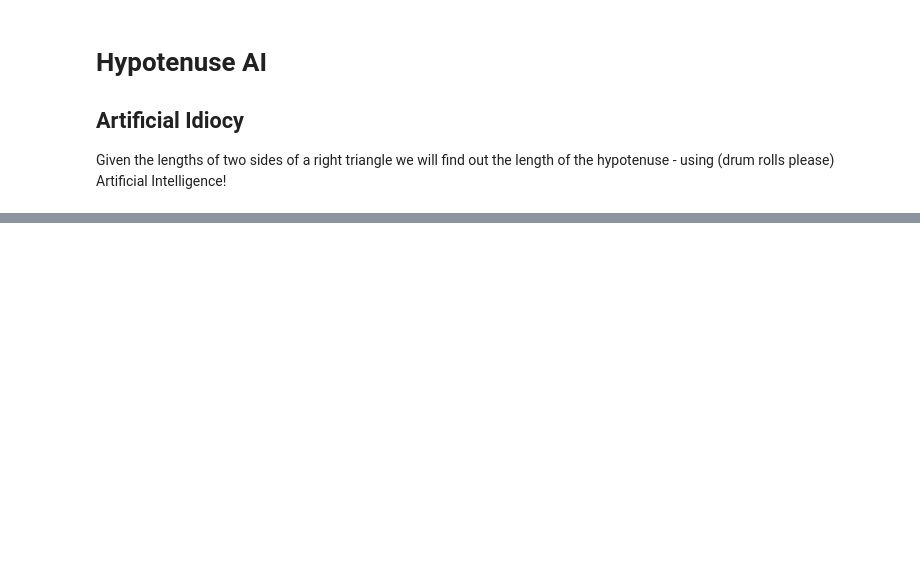
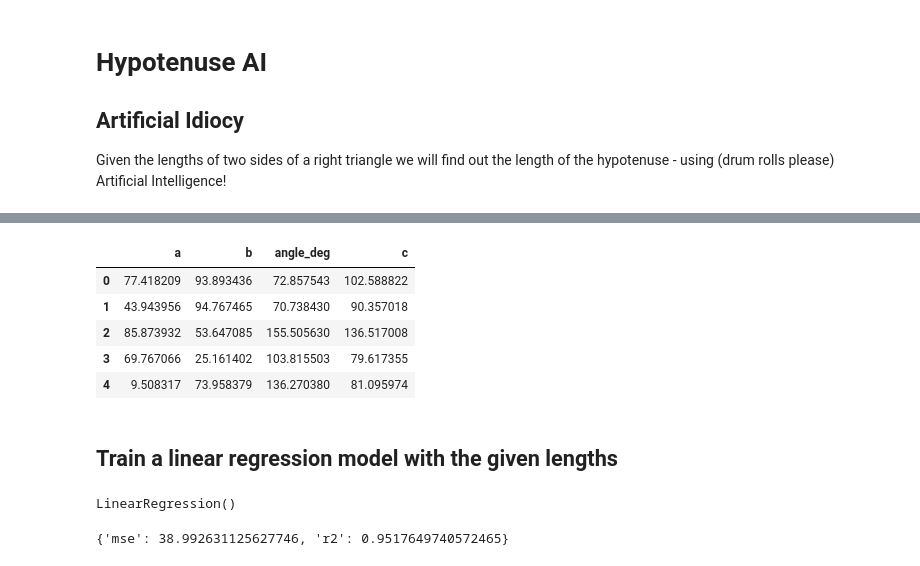
Before and after one commit to KaraMelih/HypotAI, a Jupyter notebook: notebooks/HypotenusProject.ipynb, the cells around one changed output, grey strips where cells are left out. Cells and saved outputs as stored; diff of their text form; code cells hidden in the pictures; blank space fills up the shorter version.

```diff
--- a/notebooks/HypotenusProject.ipynb
+++ b/notebooks/HypotenusProject.ipynb
@@ -13,0 +27,13 @@ array([ 0,  1,  2,  3,  4,  5,  6,  7,  8,  9, 10, 11, 12, 13, 14, 15, 16,
+# %%
+
+df_random = generate_triangle_data(n_samples=100_000, angle_mode="random")
+df_random.head()
+# %% [output]
+|  | a | b | angle_deg | c |
+| 0 | 77.418209 | 93.893436 | 72.857543 | 102.588822 |
+| 1 | 43.943956 | 94.767465 | 70.738430 | 90.357018 |
+| 2 | 85.873932 | 53.647085 | 155.505630 | 136.517008 |
+| 3 | 69.767066 | 25.161402 | 103.815503 | 79.617355 |
+| 4 | 9.508317 | 73.958379 | 136.270380 | 81.095974 |
+# %% [markdown]
+## Train a linear regression model with the given lengths
@@ -13,0 +42,8 @@ array([ 0,  1,  2,  3,  4,  5,  6,  7,  8,  9, 10, 11, 12, 13, 14, 15, 16,
+# %%
+modelLR
+# %% [output]
+LinearRegression()
+# %%
+metricsLR
+# %% [output]
+{'mse': 38.992631125627746, 'r2': 0.9517649740572465}
```
Also changed, not shown: parts of 10 cells of this notebook.
